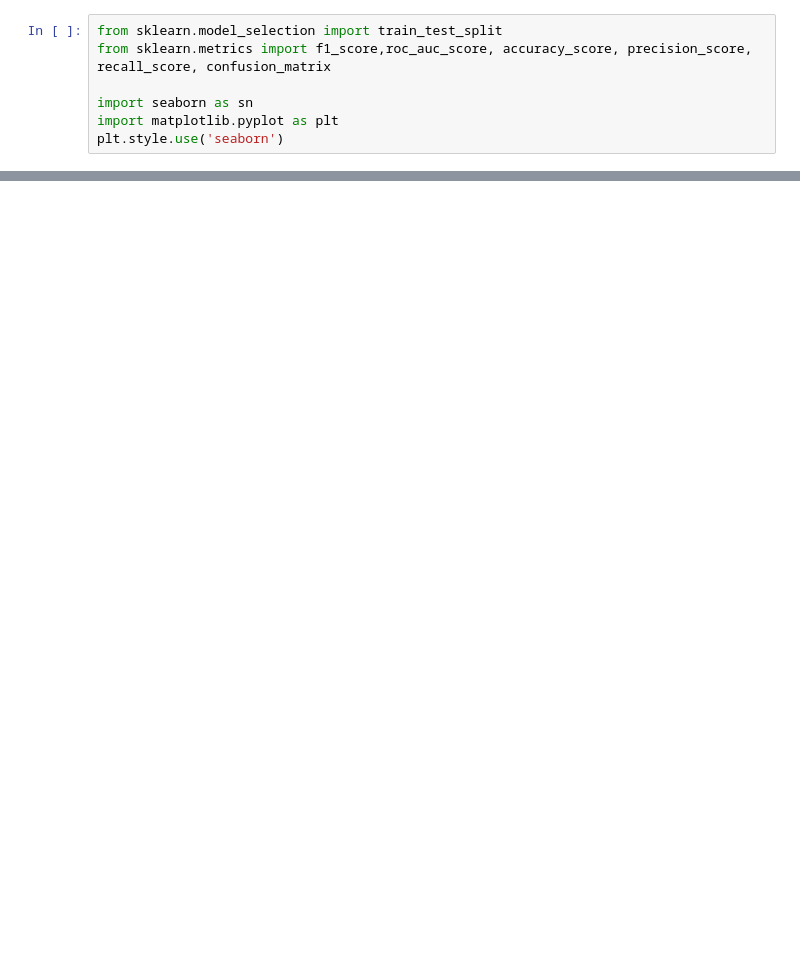
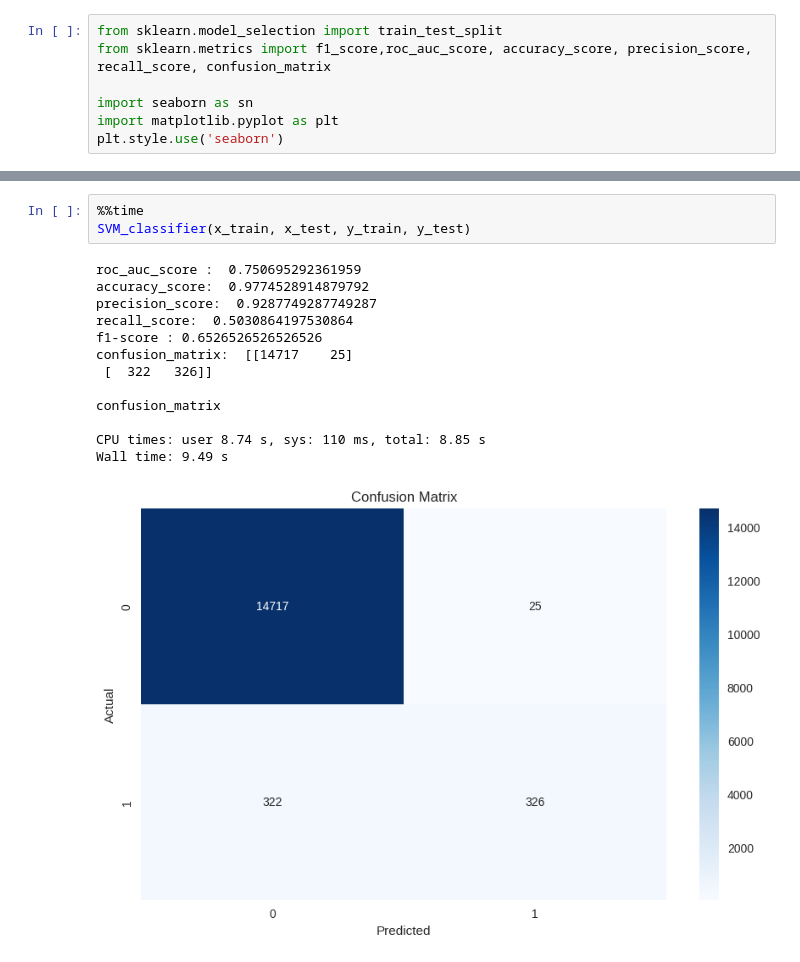
Before and after one commit to Zarebin/nextgen-06, a Jupyter notebook: science/projects/Ghazaleh Mahmoudi/01-main-content/main_content_detection.ipynb, the cells around one changed output, grey strips where cells are left out. Saved outputs shown, nothing was run; the diff lists cells and outputs as text; blank space fills up the shorter version.

```diff
--- a/science/projects/Ghazaleh Mahmoudi/01-main-content/main_content_detection.ipynb
+++ b/science/projects/Ghazaleh Mahmoudi/01-main-content/main_content_detection.ipynb
@@ -3394,0 +358,17 @@ confusion_matrix
+# %%
+%%time
+SVM_classifier(x_train, x_test, y_train, y_test)
+# %% [output]
+roc_auc_score :  0.750695292361959
+accuracy_score:  0.9774528914879792
+precision_score:  0.9287749287749287
+recall_score:  0.5030864197530864
+f1-score : 0.6526526526526526
+confusion_matrix:  [[14717    25]
+ [  322   326]]
+
+confusion_matrix
+
+CPU times: user 8.74 s, sys: 110 ms, total: 8.85 s
+Wall time: 9.49 s
+[figure, added]
```
Also changed, not shown: parts of 74 cells of this notebook, 1 other file.
